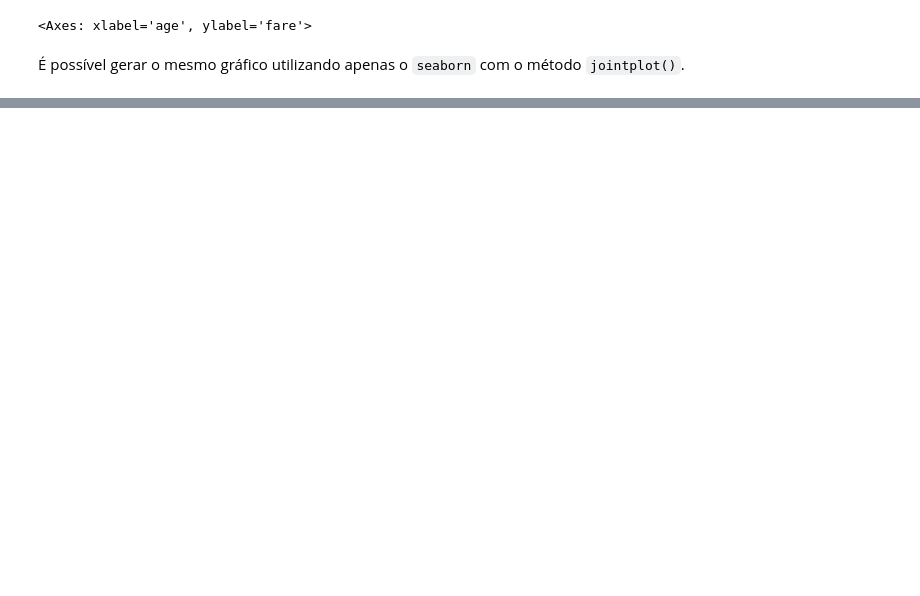
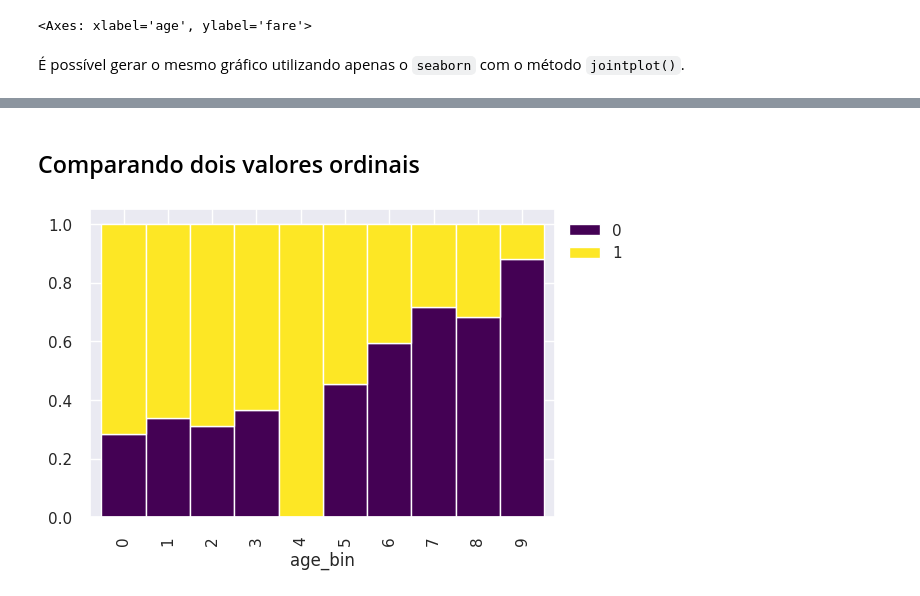
Before and after one commit to pcmoraesmenezes/Inteligencia-Artificial, a Jupyter notebook: Livros/Machine Learning - Guia de Referência Rápida/codigos/capitulo6.ipynb, the cells around one changed output, grey strips where cells are left out. Drawn from its saved outputs; the diff is of its cells as text; code cells hidden in the pictures; blank space fills up the shorter version.

```diff
--- a/Livros/Machine Learning - Guia de Referência Rápida/codigos/capitulo6.ipynb
+++ b/Livros/Machine Learning - Guia de Referência Rápida/codigos/capitulo6.ipynb
@@ -261,0 +320,22 @@ p = sns.jointplot(
+# %% [markdown]
+## Comparando dois valores ordinais
+# %%
+fig, ax = plt.subplots(figsize=(6, 4))
+
+X["age_bin"] = pd.qcut(X.age, q=10, labels=False)
+X["class_bin"] = pd.qcut(X.pclass, q=3, labels=False, duplicates='drop')
+
+data = (
+    X.groupby(["age_bin", "class_bin"])
+    .size()
+    .unstack()
+    .pipe(lambda df: df.div(df.sum(1), axis=0))
+)
+
+data.plot.bar(stacked=True, width=1, ax=ax, cmap="viridis")
+
+ax.legend(bbox_to_anchor=(1, 1))
+
+plt.show()
+# %% [output]
+[figure, added]
```
Also changed, not shown: parts of 33 cells of this notebook.
